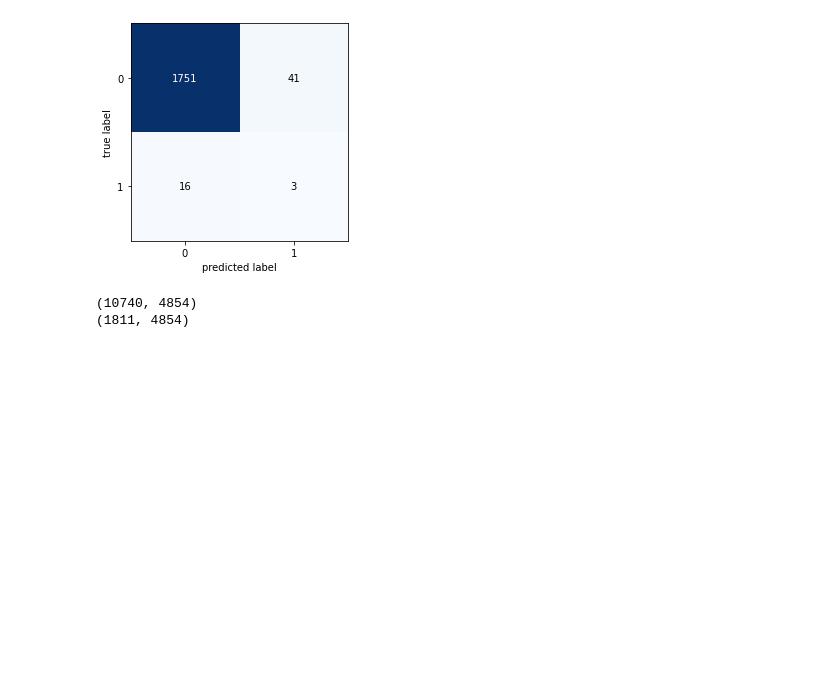
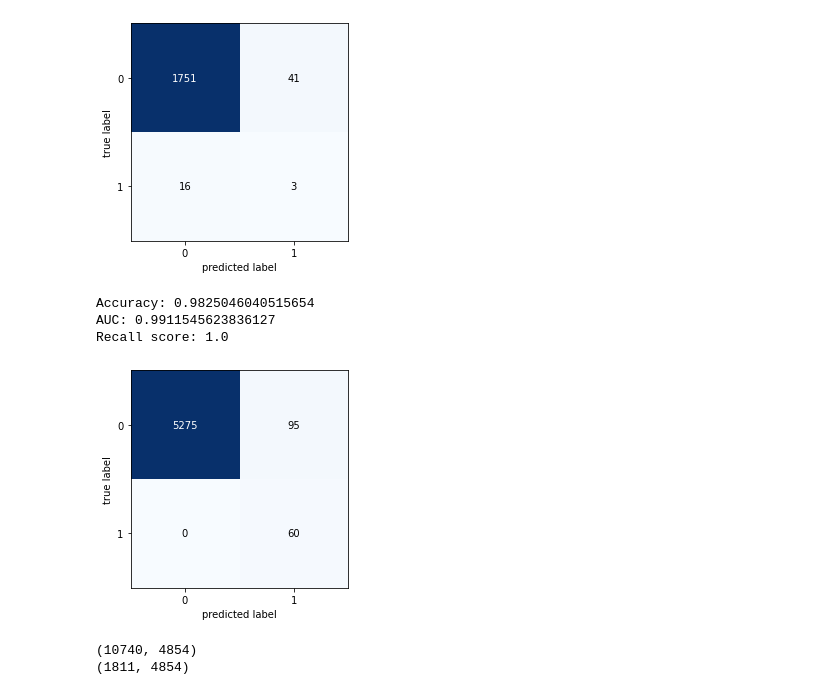
Before and after one commit to wwhite5/Springboard-Capstone-1-NLP, a Jupyter notebook: Notebooks/One_Author_From_Title.ipynb, the cells around one changed output. Cells and saved outputs as stored; diff of their text form; code cells hidden in the pictures; blank space fills up the shorter version.

```diff
--- a/Notebooks/One_Author_From_Title.ipynb
+++ b/Notebooks/One_Author_From_Title.ipynb
@@ -163,6 +163,25 @@ fig, ax = plot_confusion_matrix(conf_mat=cm2)
 plt.show()
 # %% [output]
 [figure]
+# %%
+predictions2_train = lr2.predict(X_train)
+# %%
+accuracy2_train = lr2.score(X_train, y_train)
+auc2_train = roc_auc_score(y_train, predictions2_train)
+recall2_train = recall_score(y_train, predictions2_train)
+print('Accuracy:', accuracy2_train)
+print('AUC:', auc2_train)
+print('Recall score:', recall2_train)
+# %% [output]
+Accuracy: 0.9825046040515654
+AUC: 0.9911545623836127
+Recall score: 1.0
+# %%
+cm2_train = confusion_matrix(y_train, predictions2_train)
+fig, ax = plot_confusion_matrix(conf_mat=cm2_train)
+plt.show()
+# %% [output]
+[figure, added]
 # %%
 X_train_over, X_test_over, y_train_over, y_test_over = \
     train_test_split(X, y, random_state=21, train_size=0.75)
```
Also changed, not shown: 1 other file.
